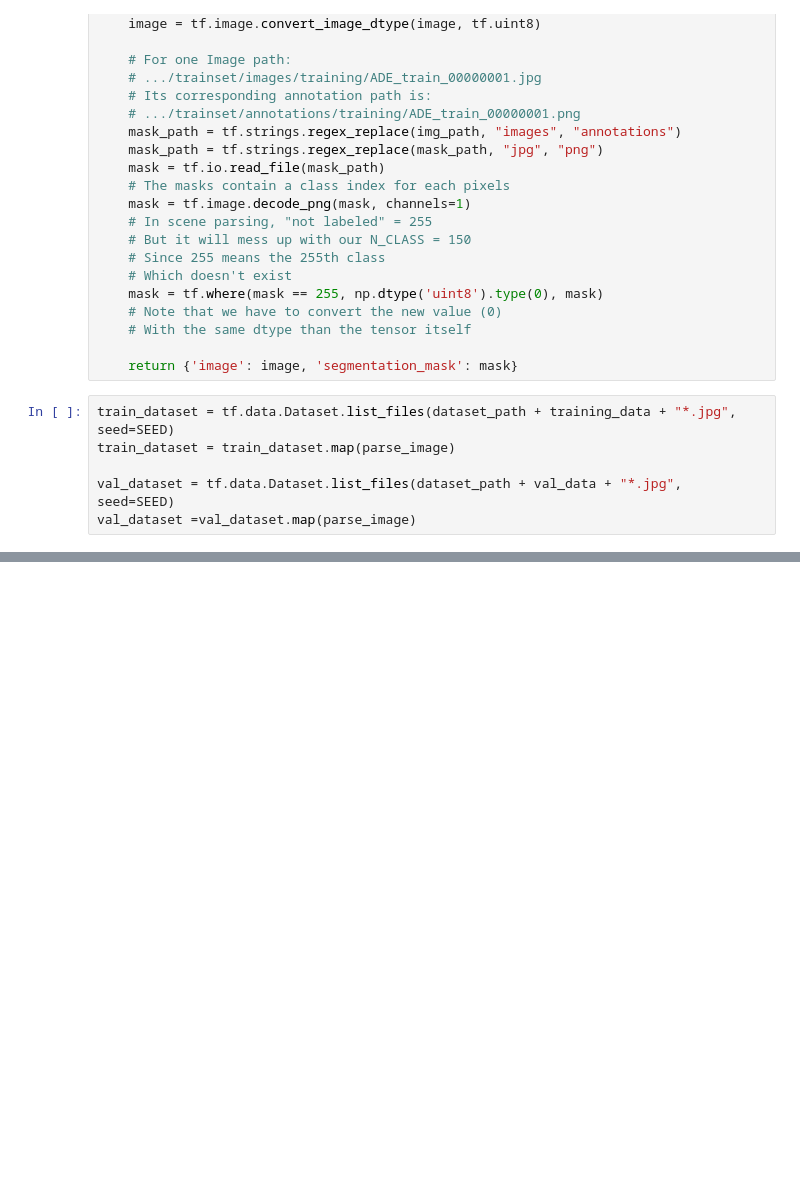
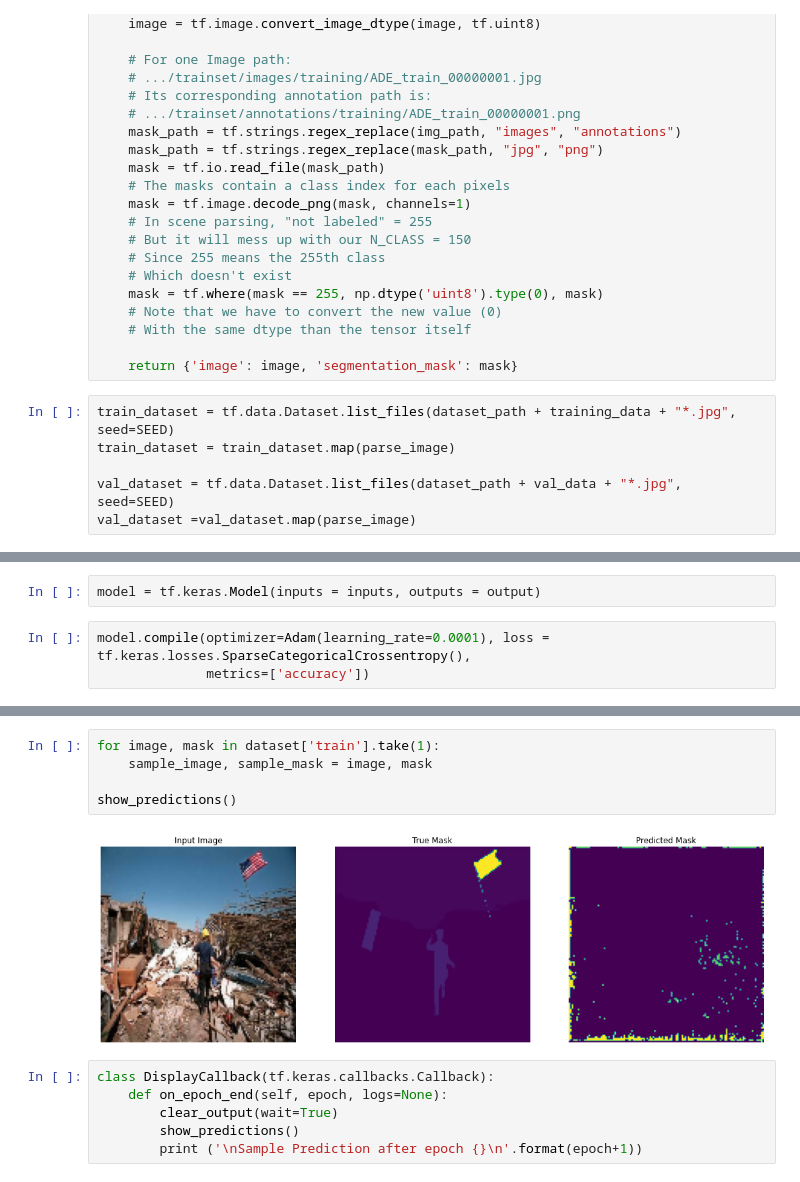
Before and after one commit to brunoprp/computer-vision-exercises-Atlantico, a Jupyter notebook: 5-Context-Segmentation/Untitled.ipynb, the cells around one changed output, grey strips where cells are left out. Cells and saved outputs as stored; diff of their text form; blank space fills up the shorter version.

```diff
--- a/5-Context-Segmentation/Untitled.ipynb
+++ b/5-Context-Segmentation/Untitled.ipynb
@@ -84,0 +287,5 @@ Tensorflow ver. 2.2.0
+# %%
+model = tf.keras.Model(inputs = inputs, outputs = output)
+# %%
+model.compile(optimizer=Adam(learning_rate=0.0001), loss = tf.keras.losses.SparseCategoricalCrossentropy(),
+              metrics=['accuracy'])
@@ -84,0 +348,13 @@ Tensorflow ver. 2.2.0
+# %%
+for image, mask in dataset['train'].take(1):
+    sample_image, sample_mask = image, mask
+
+show_predictions()
+# %% [output]
+[figure, added]
+# %%
+class DisplayCallback(tf.keras.callbacks.Callback):
+    def on_epoch_end(self, epoch, logs=None):
+        clear_output(wait=True)
+        show_predictions()
+        print ('\nSample Prediction after epoch {}\n'.format(epoch+1))
```
Also changed, not shown: parts of 11 cells of this notebook, 2 other files.
